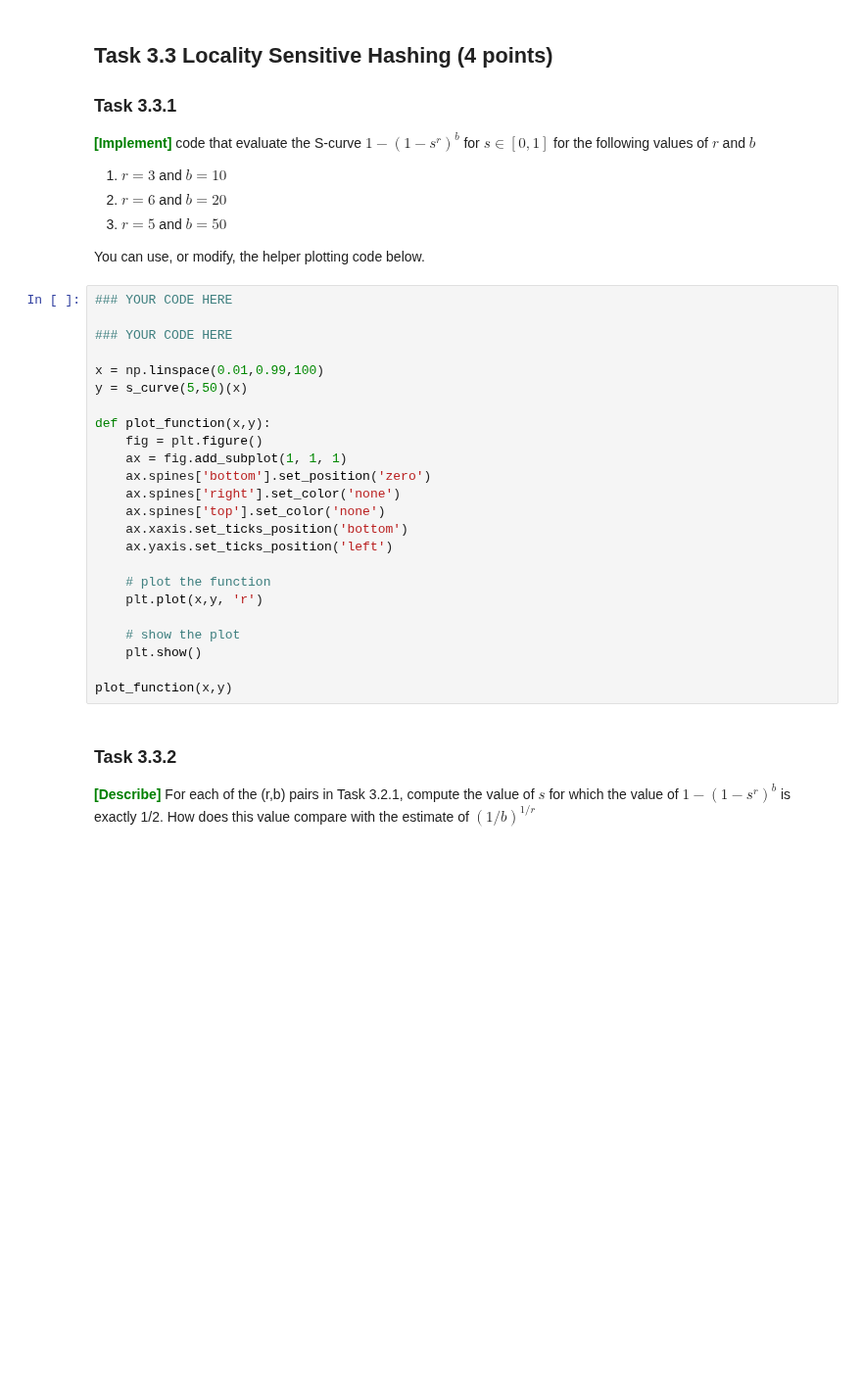
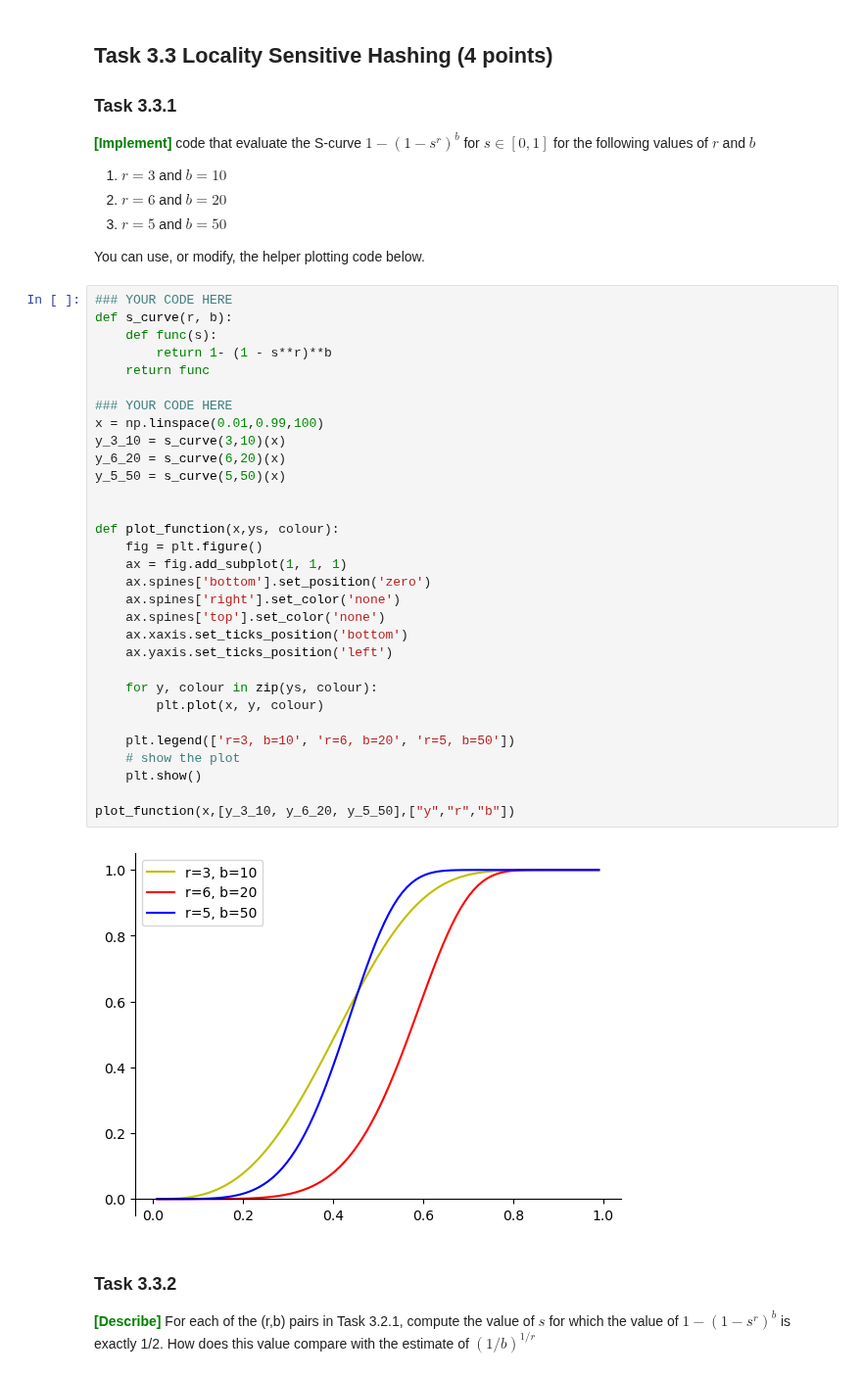
Before and after one commit to annesparks/dm23_handins, a Jupyter notebook: handins/handin3.ipynb, the cells around one changed output. Shown at 98% size. Drawn from its saved outputs; the diff is of its cells as text; blank space fills up the shorter version.

```diff
--- a/handins/handin3.ipynb
+++ b/handins/handin3.ipynb
@@ -902,28 +906,37 @@ $$\begin{matrix} X & Y & Z & W \\1 & 3 & 0 & 1 \\ 0 & 2 & 0 & 0 \end{matrix}$$
 You can use, or modify, the helper plotting code below.
 # %%
 ### YOUR CODE HERE
+def s_curve(r, b):
+    def func(s):
+        return 1- (1 - s**r)**b
+    return func
 
 ### YOUR CODE HERE
+x = np.linspace(0.01,0.99,100)
+y_3_10 = s_curve(3,10)(x)
+y_6_20 = s_curve(6,20)(x)
+y_5_50 = s_curve(5,50)(x)
 
-x = np.linspace(0.01,0.99,100)
-y = s_curve(5,50)(x)
 
-def plot_function(x,y):
+def plot_function(x,ys, colour):
     fig = plt.figure()
     ax = fig.add_subplot(1, 1, 1)
     ax.spines['bottom'].set_position('zero')
     ax.spines['right'].set_color('none')
     ax.spines['top'].set_color('none')
     ax.xaxis.set_ticks_position('bottom')
     ax.yaxis.set_ticks_position('left')
 
-    # plot the function
-    plt.plot(x,y, 'r')
+    for y, colour in zip(ys, colour):
+        plt.plot(x, y, colour)
 
+    plt.legend(['r=3, b=10', 'r=6, b=20', 'r=5, b=50'])
     # show the plot
     plt.show()
 
-plot_function(x,y)
+plot_function(x,[y_3_10, y_6_20, y_5_50],["y","r","b"])
+# %% [output]
+[figure, added]
 # %% [markdown]
 ### Task 3.3.2
 
```
Also changed, not shown: parts of 11 cells of this notebook.
